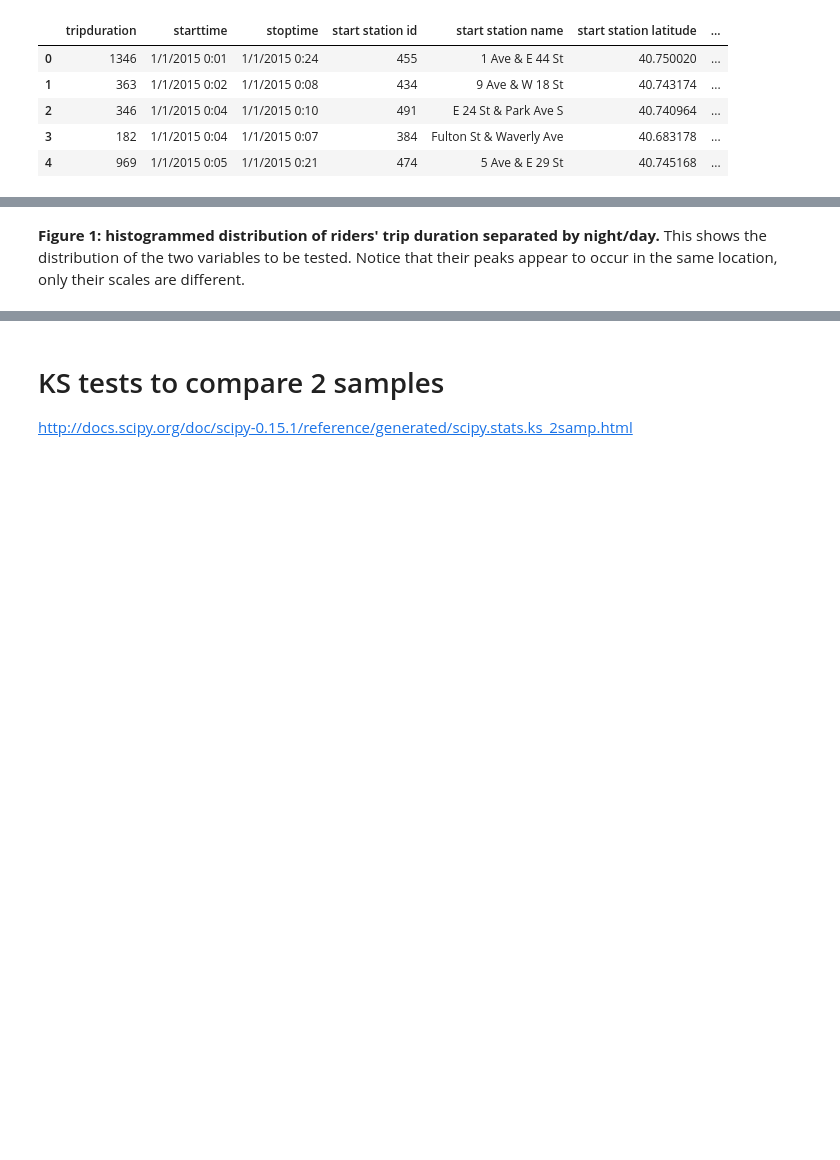
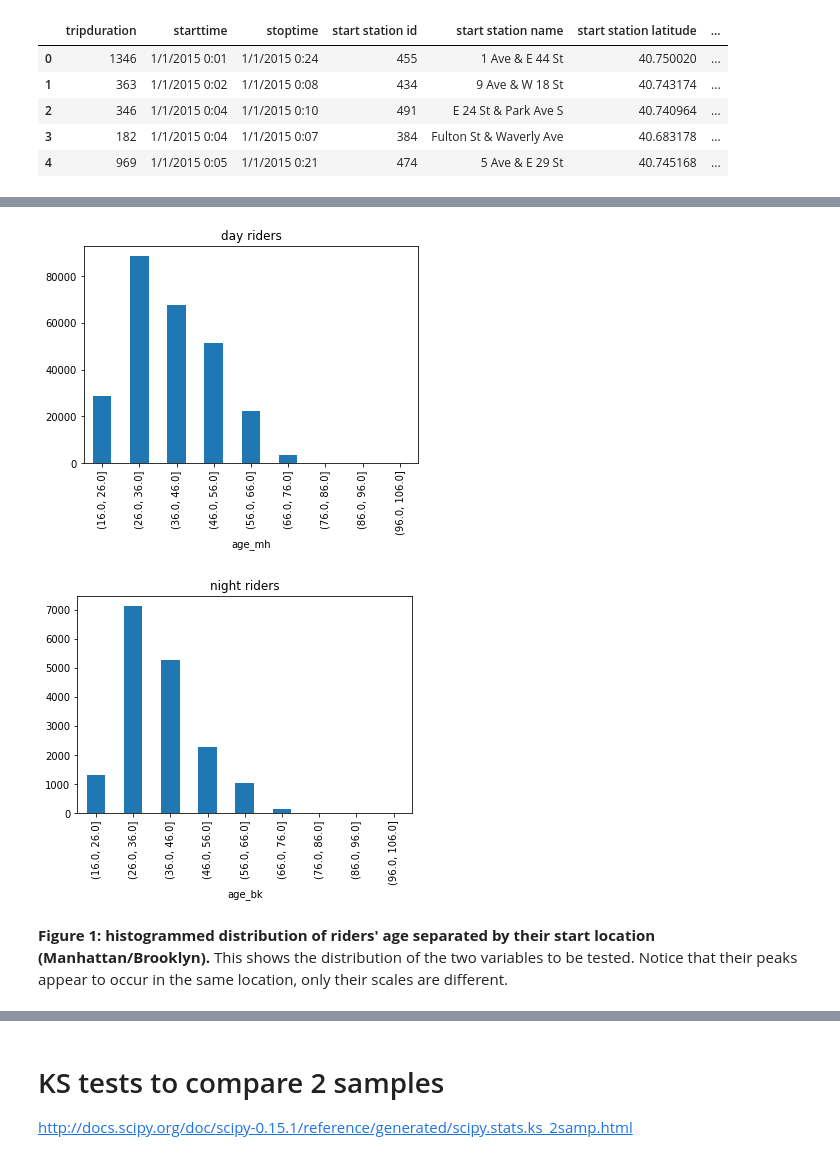
Before and after one commit to beasteers/PUI2017_bs3639, a Jupyter notebook: HW4_bs3639/citibikes_compare_distributions.ipynb, the cells around one changed output, grey strips where cells are left out. Drawn from its saved outputs; the diff is of its cells as text; code cells hidden in the pictures; blank space fills up the shorter version.

```diff
--- a/HW4_bs3639/citibikes_compare_distributions.ipynb
+++ b/HW4_bs3639/citibikes_compare_distributions.ipynb
@@ -334,14 +351,17 @@ df.describe()
 # %%
 # plotting histogramswith pandas is a bitdifferent than with pylab
 # this is a VERY USEFUL syntaxfor you to knonw!
 agemin, agemax = gdf.age.min(), gdf.age.max()
-bins = np.arange(agemin, agemax, (tdmax-tdmin)/10)
-axM = gdf.age_mh.groupby(pd.cut(df.age_mh, bins)).agg([count_nonzero]).plot(kind='bar',
+bins = np.arange(agemin, agemax, (agemax-agemin)/10)
+axM = gdf.age_mh.groupby(pd.cut(gdf.age_mh, bins)).agg([count_nonzero]).plot(kind='bar',
                                                                 legend=False)
 axM.set_title("day riders")
 axF = gdf.age_bk.groupby(pd.cut(gdf.age_bk, bins)).agg([count_nonzero]).plot(kind='bar',
                                                                 legend=False)
 axF.set_title("night riders");
+# %% [output]
+[figure, added]
+[figure, added]
 # %% [markdown]
-**Figure 1: histogrammed distribution of riders' trip duration separated by night/day.** This shows the distribution of the two variables to be tested. Notice that their peaks appear to occur in the same location, only their scales are different.
+**Figure 1: histogrammed distribution of riders' age separated by their start location (Manhattan/Brooklyn).** This shows the distribution of the two variables to be tested. Notice that their peaks appear to occur in the same location, only their scales are different.
 # %%
```
Also changed, not shown: parts of 11 cells of this notebook.
